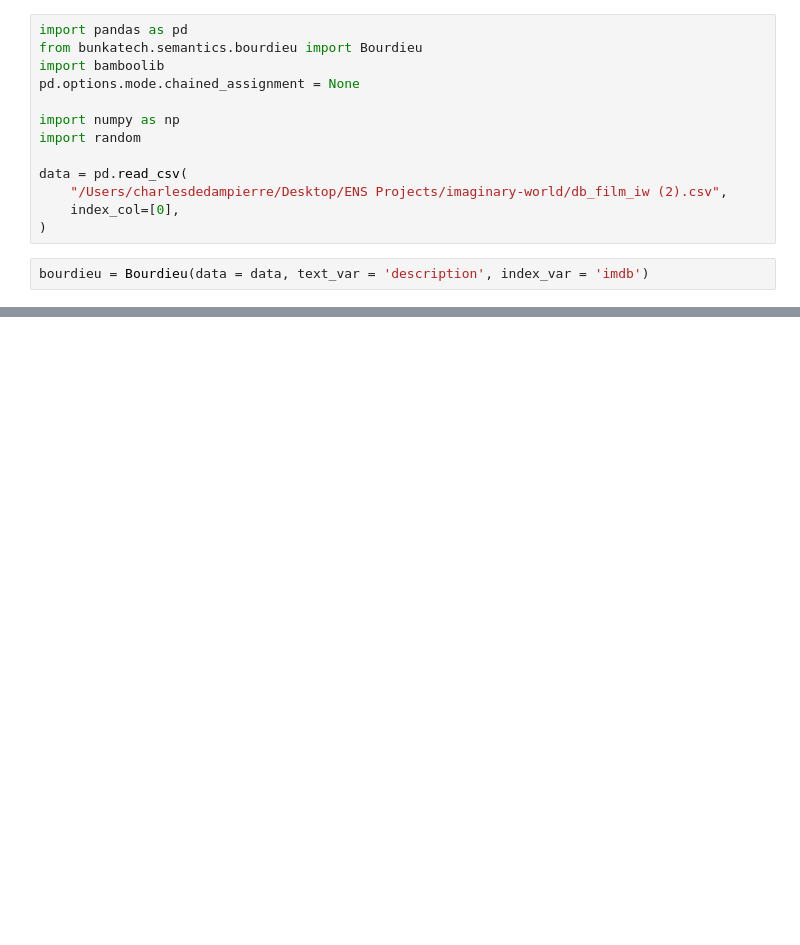
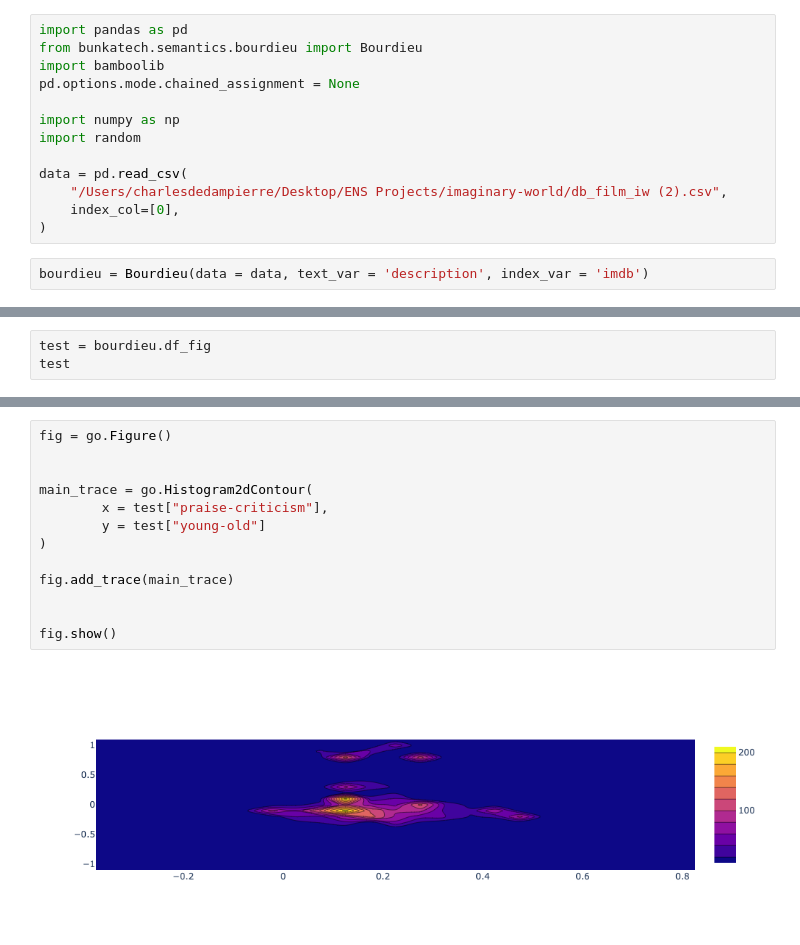
Before and after one commit to charlesdedampierre/bunkatech, a Jupyter notebook: demo_bourdieu.ipynb, the cells around one changed output, grey strips where cells are left out. Drawn from its saved outputs; the diff is of its cells as text; blank space fills up the shorter version.

```diff
--- a/demo_bourdieu.ipynb
+++ b/demo_bourdieu.ipynb
@@ -134,0 +107,3 @@ fig.show()
+# %%
+test = bourdieu.df_fig
+test
@@ -134,0 +124,15 @@ fig.show()
+# %%
+fig = go.Figure()
+
+
+main_trace = go.Histogram2dContour(
+        x = test["praise-criticism"],
+        y = test["young-old"]
+)
+
+fig.add_trace(main_trace)
+
+
+fig.show()
+# %% [output]
+[figure, added]
```
Also changed, not shown: parts of 11 cells of this notebook, 1 other file.
